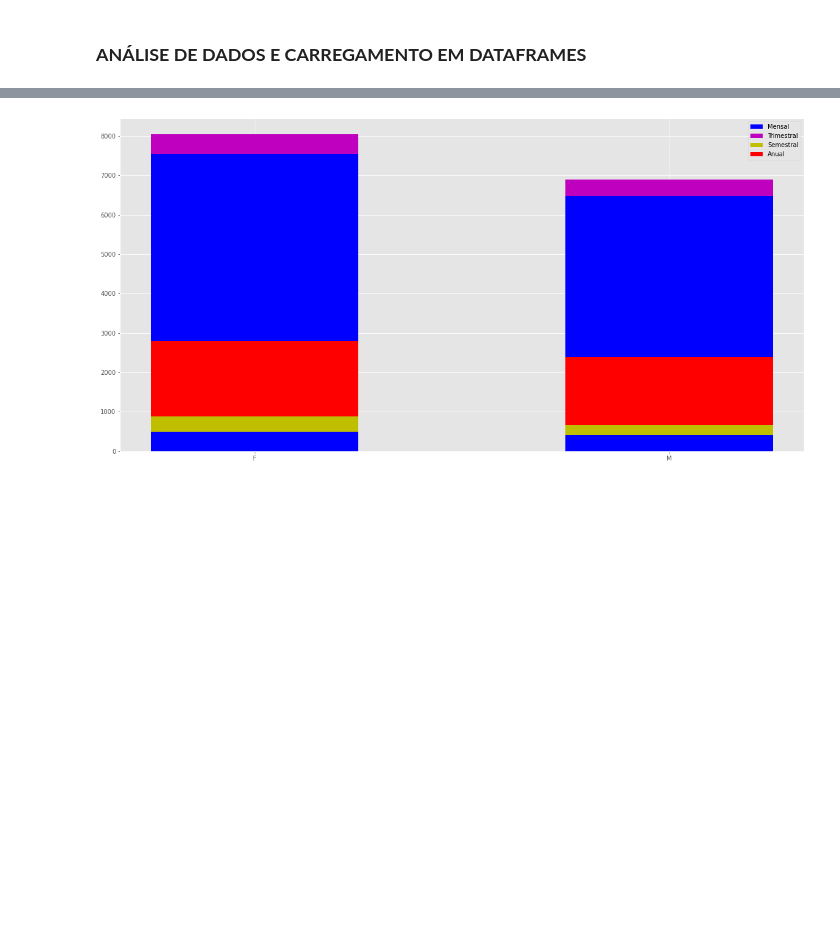
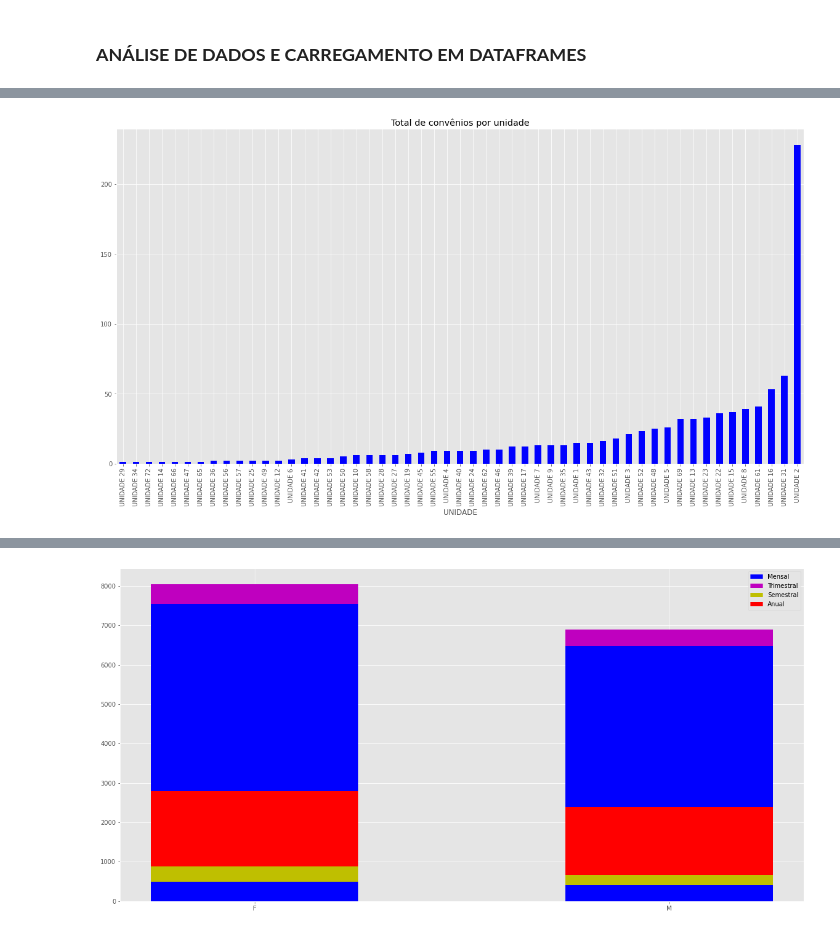
Before and after one commit to JeffersonCezar/Analise_Dados, a Jupyter notebook: Projeto_Análise_de_compras_de_Clientes.ipynb, the cells around one changed output, grey strips where cells are left out. Drawn from its saved outputs; the diff is of its cells as text; code cells hidden in the pictures; blank space fills up the shorter version.

```diff
--- a/Projeto_Análise_de_compras_de_Clientes.ipynb
+++ b/Projeto_Análise_de_compras_de_Clientes.ipynb
@@ -156,10 +231,12 @@ plt.show()
 # %%
 # Quantidade de convênios por unidade
 df_convenio_unidade = df_clientes[df_clientes.EMPRESA_CONVENIADA != 'Sem Convênio'].groupby(["UNIDADE"])['EMPRESA_CONVENIADA'].agg('count')
-plt.rcParams['figure.figsize'] = (20,20)
+plt.rcParams['figure.figsize'] = (20,10)
 df_convenio_unidade.sort_values().plot.bar(title="Total de convênios por unidade", color="blue")
 plt.style.use('ggplot')
 plt.show()
+# %% [output]
+[figure, added]
 # %%
 #Convênios por Unidade e Gênero
 df_convenio_unidade_genero = pd.pivot_table(data=df_clientes, values='EMPRESA_CONVENIADA', index='UNIDADE', columns='SEXO', aggfunc='count').sort_values(by="UNIDADE")
```
Also changed, not shown: parts of 27 cells of this notebook.
